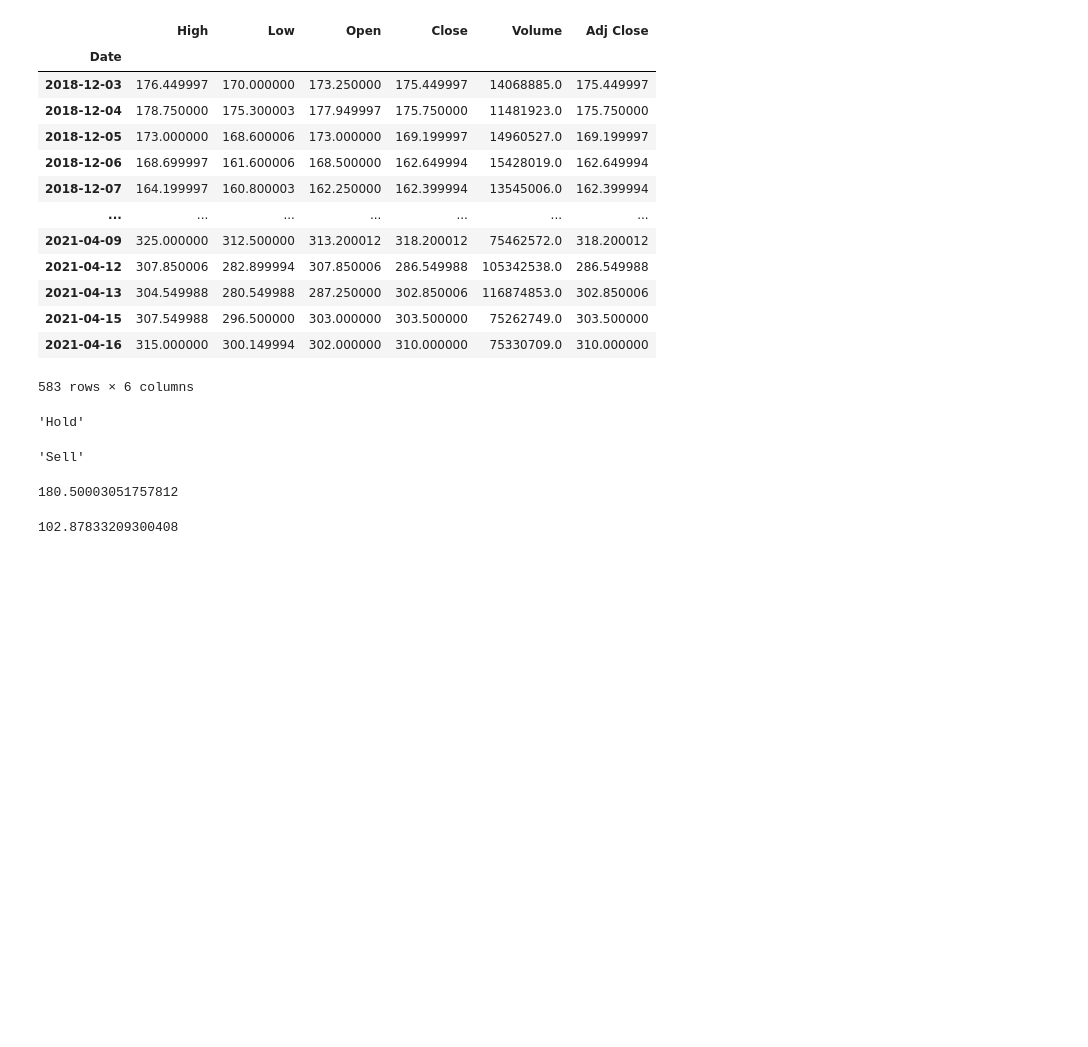
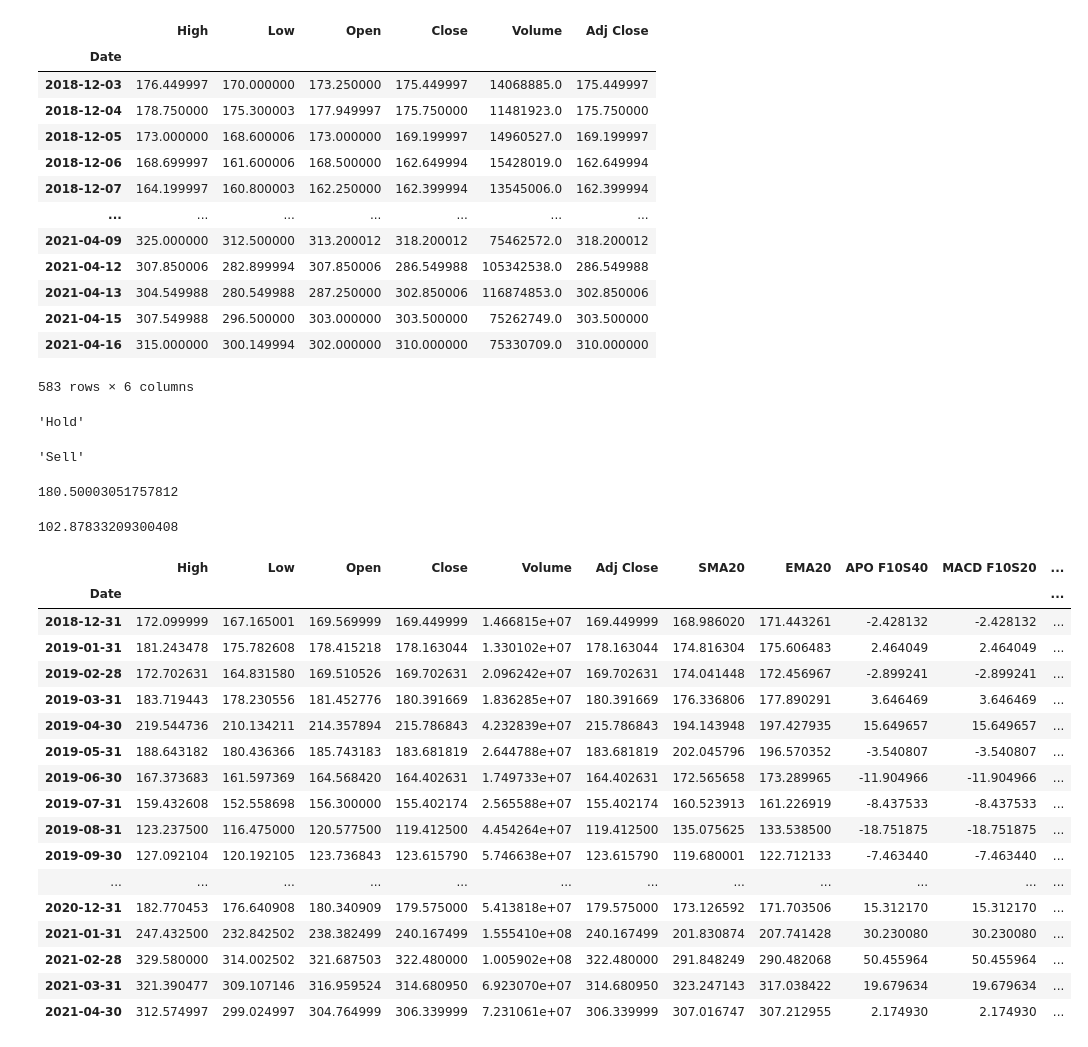
Before and after one commit to pjrenzov/Analyticae, a Jupyter notebook: trails.ipynb, the cells around one changed output. Cells and saved outputs as stored; diff of their text form; code cells hidden in the pictures; blank space fills up the shorter version.

```diff
--- a/trails.ipynb
+++ b/trails.ipynb
@@ -65,0 +68,21 @@ buy.percentageReturn()
+# %%
+buy.stock_data.groupby(pd.Grouper(freq='M')).apply()
+# %% [output]
+|  | High | Low | Open | Close | Volume | Adj Close | SMA20 | EMA20 | APO F10S40 | MACD F10S20 | ... |
+| Date |  |  |  |  |  |  |  |  |  |  | ... |
+| 2018-12-31 | 172.099999 | 167.165001 | 169.569999 | 169.449999 | 1.466815e+07 | 169.449999 | 168.986020 | 171.443261 | -2.428132 | -2.428132 | ... |
+| 2019-01-31 | 181.243478 | 175.782608 | 178.415218 | 178.163044 | 1.330102e+07 | 178.163044 | 174.816304 | 175.606483 | 2.464049 | 2.464049 | ... |
+| 2019-02-28 | 172.702631 | 164.831580 | 169.510526 | 169.702631 | 2.096242e+07 | 169.702631 | 174.041448 | 172.456967 | -2.899241 | -2.899241 | ... |
+| 2019-03-31 | 183.719443 | 178.230556 | 181.452776 | 180.391669 | 1.836285e+07 | 180.391669 | 176.336806 | 177.890291 | 3.646469 | 3.646469 | ... |
+| 2019-04-30 | 219.544736 | 210.134211 | 214.357894 | 215.786843 | 4.232839e+07 | 215.786843 | 194.143948 | 197.427935 | 15.649657 | 15.649657 | ... |
+| 2019-05-31 | 188.643182 | 180.436366 | 185.743183 | 183.681819 | 2.644788e+07 | 183.681819 | 202.045796 | 196.570352 | -3.540807 | -3.540807 | ... |
+| 2019-06-30 | 167.373683 | 161.597369 | 164.568420 | 164.402631 | 1.749733e+07 | 164.402631 | 172.565658 | 173.289965 | -11.904966 | -11.904966 | ... |
+| 2019-07-31 | 159.432608 | 152.558698 | 156.300000 | 155.402174 | 2.565588e+07 | 155.402174 | 160.523913 | 161.226919 | -8.437533 | -8.437533 | ... |
+| 2019-08-31 | 123.237500 | 116.475000 | 120.577500 | 119.412500 | 4.454264e+07 | 119.412500 | 135.075625 | 133.538500 | -18.751875 | -18.751875 | ... |
+| 2019-09-30 | 127.092104 | 120.192105 | 123.736843 | 123.615790 | 5.746638e+07 | 123.615790 | 119.680001 | 122.712133 | -7.463440 | -7.463440 | ... |
+| ... | ... | ... | ... | ... | ... | ... | ... | ... | ... | ... | ... |
+| 2020-12-31 | 182.770453 | 176.640908 | 180.340909 | 179.575000 | 5.413818e+07 | 179.575000 | 173.126592 | 171.703506 | 15.312170 | 15.312170 | ... |
+| 2021-01-31 | 247.432500 | 232.842502 | 238.382499 | 240.167499 | 1.555410e+08 | 240.167499 | 201.830874 | 207.741428 | 30.230080 | 30.230080 | ... |
+| 2021-02-28 | 329.580000 | 314.002502 | 321.687503 | 322.480000 | 1.005902e+08 | 322.480000 | 291.848249 | 290.482068 | 50.455964 | 50.455964 | ... |
+| 2021-03-31 | 321.390477 | 309.107146 | 316.959524 | 314.680950 | 6.923070e+07 | 314.680950 | 323.247143 | 317.038422 | 19.679634 | 19.679634 | ... |
+| 2021-04-30 | 312.574997 | 299.024997 | 304.764999 | 306.339999 | 7.231061e+07 | 306.339999 | 307.016747 | 307.212955 | 2.174930 | 2.174930 | ... |
```
Also changed, not shown: parts of 1 cell of this notebook, 1 other file.
